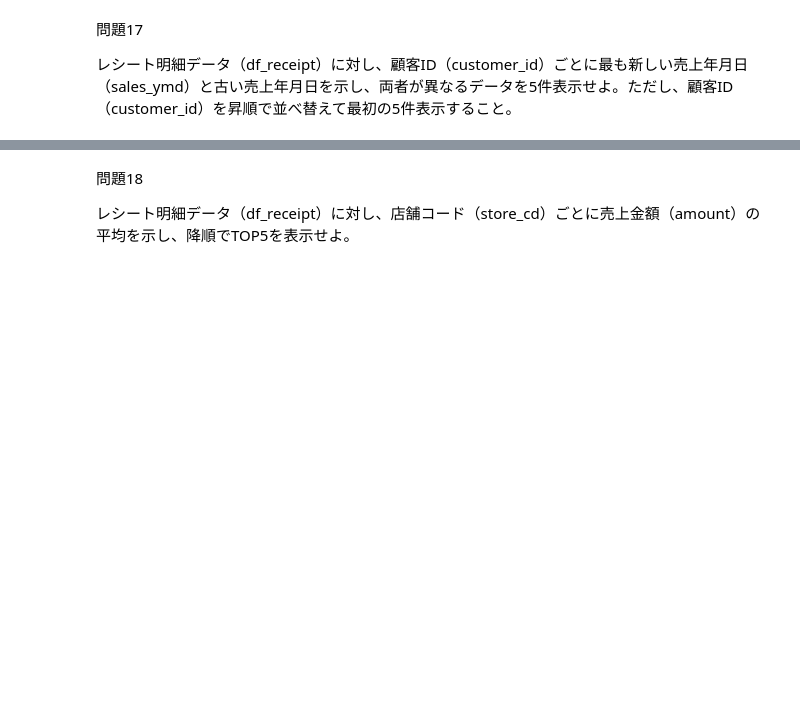
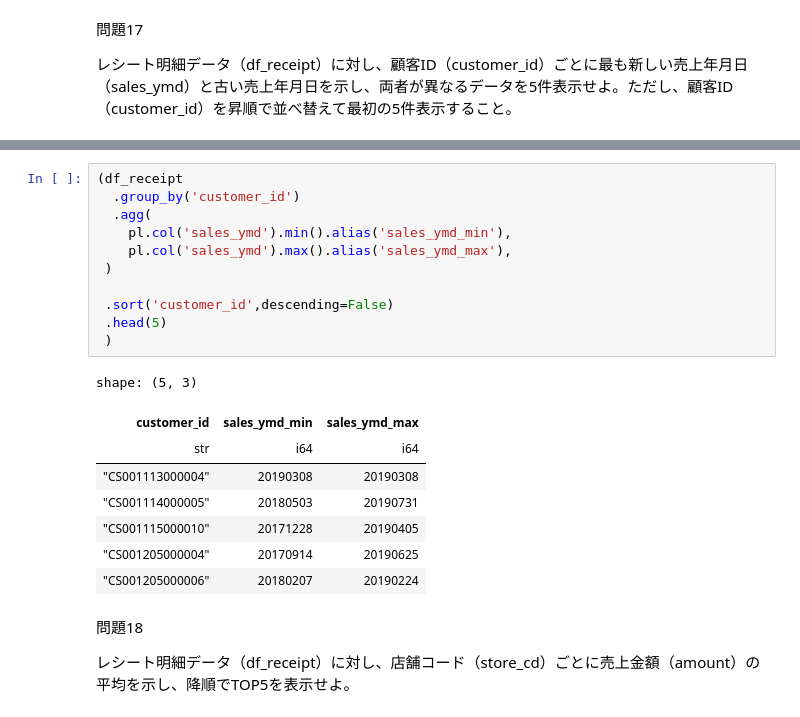
Before and after one commit to fuga2007/xbp-polars, a Jupyter notebook: 50knocks.ipynb, the cells around one changed output, grey strips where cells are left out. Drawn from its saved outputs; the diff is of its cells as text; blank space fills up the shorter version.

```diff
--- a/50knocks.ipynb
+++ b/50knocks.ipynb
@@ -359,6 +407,26 @@ shape: (5, 3)
 レシート明細データ（df_receipt）に対し、顧客ID（customer_id）ごとに最も新しい売上年月日（sales_ymd）と古い売上年月日を示し、両者が異なるデータを5件表示せよ。ただし、顧客ID（customer_id）を昇順で並べ替えて最初の5件表示すること。
 # %% [markdown]
 <img src="https://i.gyazo.com/acc87ff955fbb8f37b93f0e347176f2f.png"  width="300px">
+# %%
+(df_receipt
+  .group_by('customer_id')
+  .agg(
+    pl.col('sales_ymd').min().alias('sales_ymd_min'),
+    pl.col('sales_ymd').max().alias('sales_ymd_max'),
+ )
+
+ .sort('customer_id',descending=False)
+ .head(5)
+ )
+# %% [output]
+shape: (5, 3)
+| customer_id | sales_ymd_min | sales_ymd_max |
+| str | i64 | i64 |
+| "CS001113000004" | 20190308 | 20190308 |
+| "CS001114000005" | 20180503 | 20190731 |
+| "CS001115000010" | 20171228 | 20190405 |
+| "CS001205000004" | 20170914 | 20190625 |
+| "CS001205000006" | 20180207 | 20190224 |
 # %% [markdown]
 問題18
 
```
Also changed, not shown: parts of 7 cells of this notebook.
